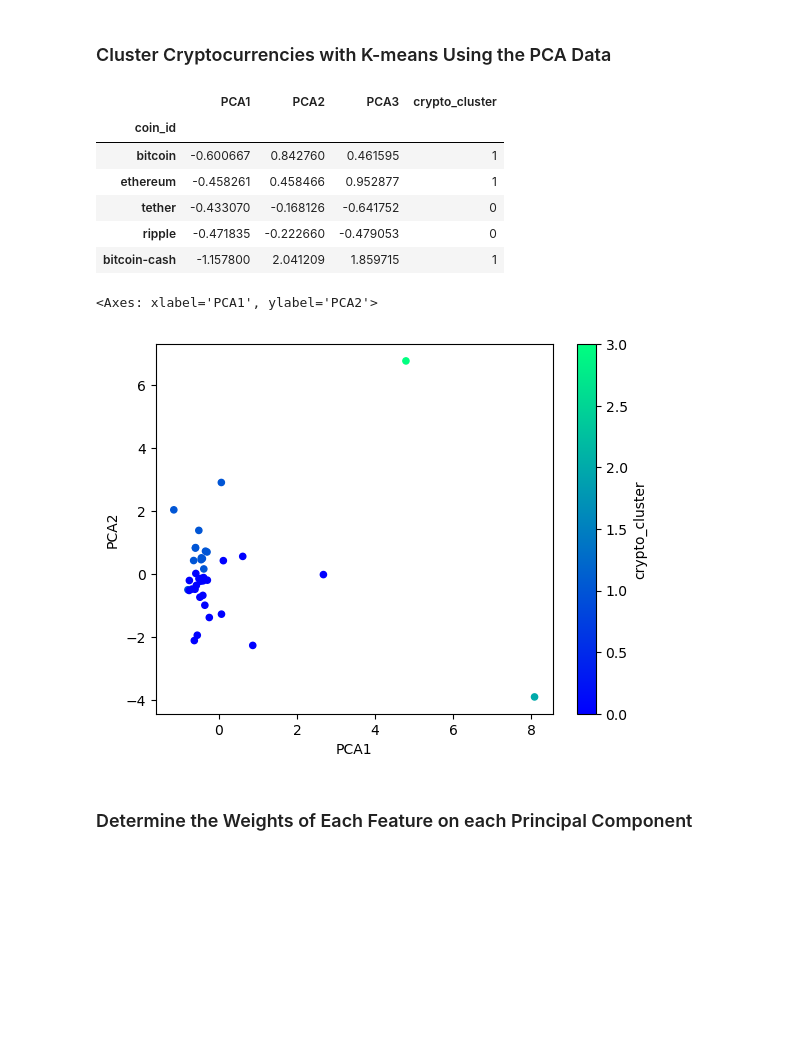
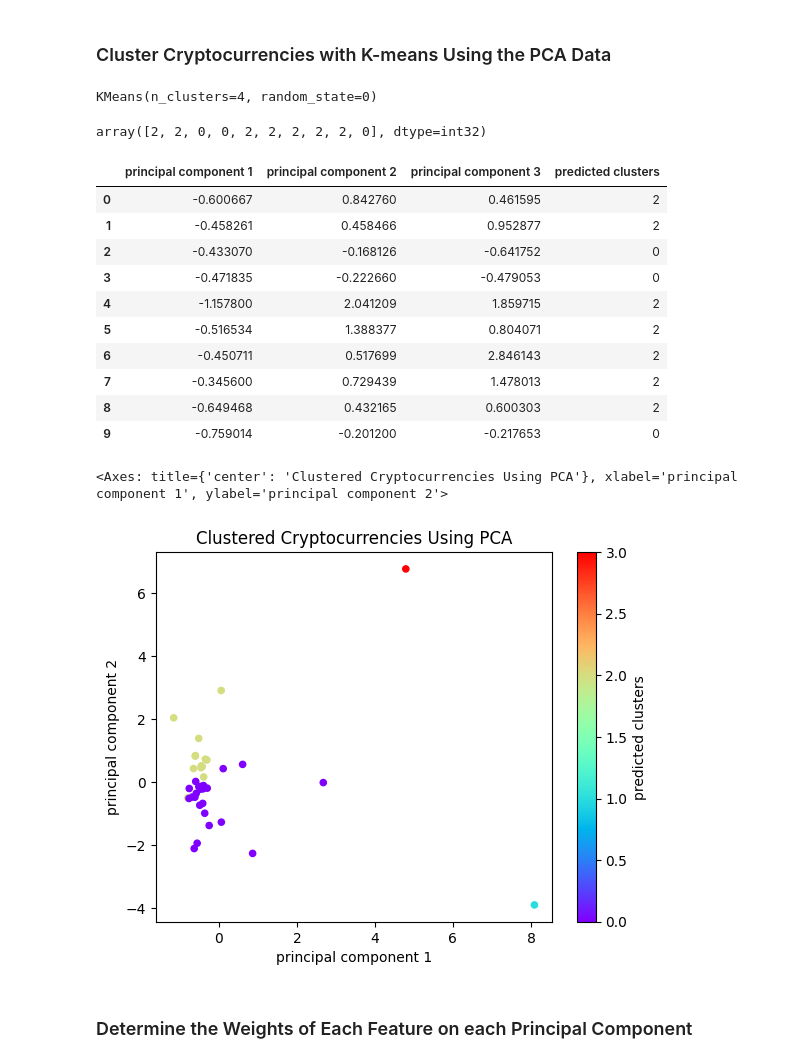
Before and after one commit to katiekaff/CryptoClustering, a Jupyter notebook: Crypto_Clustering_starter_code.ipynb, the cells around one changed output. Drawn from its saved outputs; the diff is of its cells as text; code cells hidden in the pictures; blank space fills up the shorter version.

```diff
--- a/Crypto_Clustering_starter_code.ipynb
+++ b/Crypto_Clustering_starter_code.ipynb
@@ -215,9 +274,13 @@ array([0.3719856 , 0.34700813, 0.17603793])
 # %%
 # Create a list with the number of k-values to try
 # Use a range from 1 to 11
+kvalues = list(range(1, 11))
+
 
 
 # Create an empty list to store the inertia values
+inertia = []
+
 
 
 # Create a for loop to compute the inertia with each possible value of k
@@ -225,15 +288,23 @@ array([0.3719856 , 0.34700813, 0.17603793])
 # 1. Create a KMeans model using the loop counter for the n_clusters
 # 2. Fit the model to the data using PCA DataFrame.
 # 3. Append the model.inertia_ to the inertia list
+for k in kvalues:
+    km = KMeans(n_clusters=k, random_state=0)
+    km.fit(pca_df)
+    inertia.append(km.inertia_)
 
 
 # Create a dictionary with the data to plot the Elbow curve
+pca_elbow_data = {"k": kvalues, "inertia": inertia}
+
 
 
 # Create a DataFrame with the data to plot the Elbow curve
+pca_elbow_df = pd.DataFrame(pca_elbow_data)
 
 
 # Display the DataFrame
+pca_elbow_df.head(10)
 # %% [output]
 |  | k | inertia |
 | 0 | 1 | 256.874086 |
@@ -263,33 +338,54 @@ array([0.3719856 , 0.34700813, 0.17603793])
 ### Cluster Cryptocurrencies with K-means Using the PCA Data
 # %%
 # Initialize the K-Means model using the best value for k
+# Use the best value of k found in the Elbow curve
+pca_model = KMeans(n_clusters=4, random_state=0)
 # %%
 # Fit the K-Means model using the PCA data
+pca_model.fit(pca_df)
+# %% [output]
+KMeans(n_clusters=4, random_state=0)
 # %%
 # Predict the clusters to group the cryptocurrencies using the PCA data
+# Use the data from the PCA DataFrame
+pca_clusters = pca_model.predict(pca_df)
 
 
 # Print the resulting array of cluster values.
+pca_clusters[:10]
+# %% [output]
+array([2, 2, 0, 0, 2, 2, 2, 2, 2, 0], dtype=int32)
 # %%
 # Create a copy of the DataFrame with the PCA data
+pca_clustered_df = pca_df.copy()
+
 
 
 # Add a new column to the DataFrame with the predicted clusters
+pca_clustered_df["predicted clusters"] = pca_model.labels_
+
 
 
 # Display sample data
+pca_clustered_df.head(10)
 # %% [output]
-|  | PCA1 | PCA2 | PCA3 | crypto_cluster |
-| coin_id |  |  |  |  |
-| bitcoin | -0.600667 | 0.842760 | 0.461595 | 1 |
-| ethereum | -0.458261 | 0.458466 | 0.952877 | 1 |
-| tether | -0.433070 | -0.168126 | -0.641752 | 0 |
-| ripple | -0.471835 | -0.222660 | -0.479053 | 0 |
-| bitcoin-cash | -1.157800 | 2.041209 | 1.859715 | 1 |
+|  | principal component 1 | principal component 2 | principal component 3 | predicted clusters |
+| 0 | -0.600667 | 0.842760 | 0.461595 | 2 |
+| 1 | -0.458261 | 0.458466 | 0.952877 | 2 |
+| 2 | -0.433070 | -0.168126 | -0.641752 | 0 |
+| 3 | -0.471835 | -0.222660 | -0.479053 | 0 |
+| 4 | -1.157800 | 2.041209 | 1.859715 | 2 |
+| 5 | -0.516534 | 1.388377 | 0.804071 | 2 |
+| 6 | -0.450711 | 0.517699 | 2.846143 | 2 |
+| 7 | -0.345600 | 0.729439 | 1.478013 | 2 |
+| 8 | -0.649468 | 0.432165 | 0.600303 | 2 |
+| 9 | -0.759014 | -0.201200 | -0.217653 | 0 |
 # %%
 # Create a scatter plot using hvPlot by setting `x="PCA1"` and `y="PCA2"`.
+# Use "predicted clusters" for the color to better visualize the data.
+pca_clustered_df.plot.scatter(x="principal component 1", y="principal component 2", c="predicted clusters", colormap="rainbow", title="Clustered Cryptocurrencies Using PCA")
 # %% [output]
-<Axes: xlabel='PCA1', ylabel='PCA2'>
+<Axes: title={'center': 'Clustered Cryptocurrencies Using PCA'}, xlabel='principal component 1', ylabel='principal component 2'>
-[figure, old version]
+[figure, new version]
 # %% [markdown]
 ### Determine the Weights of Each Feature on each Principal Component
```
Also changed, not shown: parts of 17 cells of this notebook.
